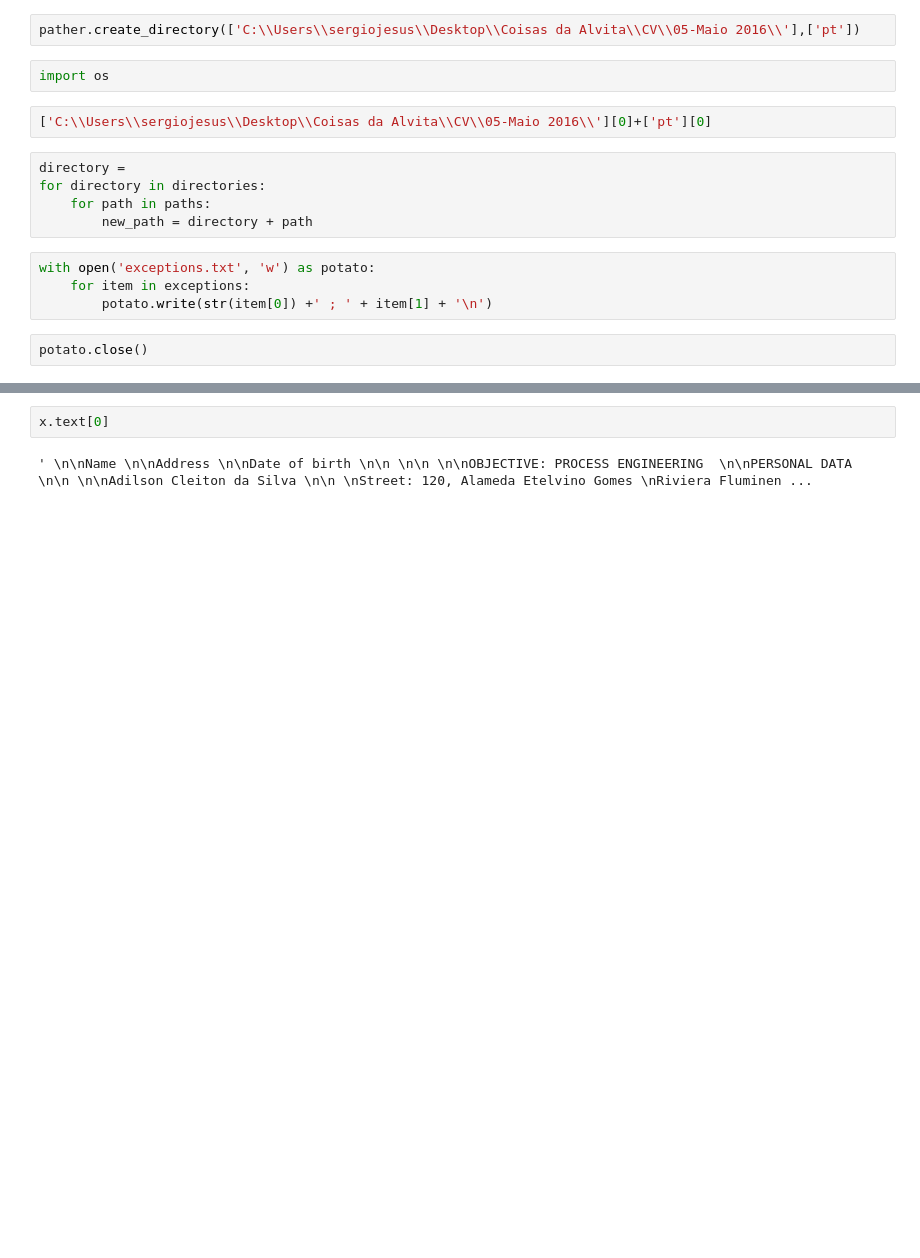
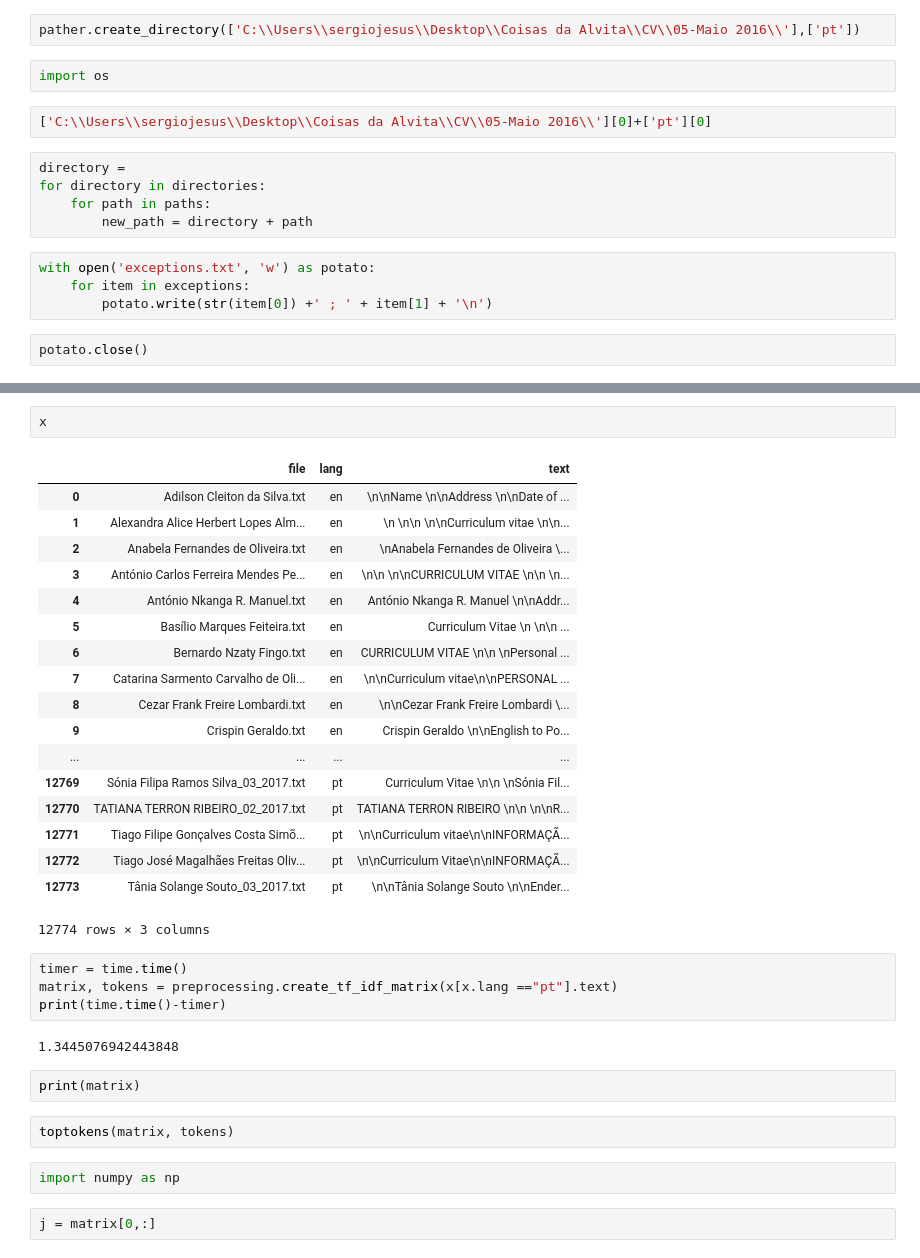
Before and after one commit to deepneuro/Document_Clustering, a Jupyter notebook: Untitled.ipynb, the cells around one changed output, grey strips where cells are left out. Saved outputs shown, nothing was run; the diff lists cells and outputs as text; blank space fills up the shorter version.

```diff
--- a/Untitled.ipynb
+++ b/Untitled.ipynb
@@ -87,4 +61,35 @@ print(time.time()-timer)
 # %%
-x.text[0]
+x
 # %% [output]
+|  | file | lang | text |
+| 0 | Adilson Cleiton da Silva.txt | en | \n\nName \n\nAddress \n\nDate of ... |
+| 1 | Alexandra Alice Herbert Lopes Alm... | en | \n \n\n \n\nCurriculum vitae \n\n... |
+| 2 | Anabela Fernandes de Oliveira.txt | en | \nAnabela Fernandes de Oliveira \... |
+| 3 | António Carlos Ferreira Mendes Pe... | en | \n\n \n\nCURRICULUM VITAE \n\n \n... |
+| 4 | António Nkanga R. Manuel.txt | en | António Nkanga R. Manuel \n\nAddr... |
+| 5 | Basílio Marques Feiteira.txt | en | Curriculum Vitae \n \n\n ... |
+| 6 | Bernardo Nzaty Fingo.txt | en | CURRICULUM VITAE \n\n \nPersonal ... |
+| 7 | Catarina Sarmento Carvalho de Oli... | en | \n\nCurriculum vitae\n\nPERSONAL ... |
+| 8 | Cezar Frank Freire Lombardi.txt | en | \n\nCezar Frank Freire Lombardi \... |
+| 9 | Crispin Geraldo.txt | en | Crispin Geraldo \n\nEnglish to Po... |
+| ... | ... | ... | ... |
+| 12769 | Sónia Filipa Ramos Silva_03_2017.txt | pt | Curriculum Vitae \n\n \nSónia Fil... |
+| 12770 | TATIANA TERRON RIBEIRO_02_2017.txt | pt | TATIANA TERRON RIBEIRO \n\n \n\nR... |
+| 12771 | Tiago Filipe Gonçalves Costa Simõ... | pt | \n\nCurriculum vitae\n\nINFORMAÇÃ... |
+| 12772 | Tiago José Magalhães Freitas Oliv... | pt | \n\nCurriculum Vitae\n\nINFORMAÇÃ... |
+| 12773 | Tânia Solange Souto_03_2017.txt | pt | \n\nTânia Solange Souto \n\nEnder... |
-' \n\nName \n\nAddress \n\nDate of birth \n\n \n\n \n\nOBJECTIVE: PROCESS ENGINEERING  \n\nPERSONAL DATA \n\n \n\nAdilson Cleiton da Silva \n\n \nStreet: 120, Alameda Etelvino Gomes \nRiviera Fluminen ...
+12774 rows × 3 columns
+# %%
+timer = time.time()
+matrix, tokens = preprocessing.create_tf_idf_matrix(x[x.lang =="pt"].text)
+print(time.time()-timer)
+# %% [output]
+1.3445076942443848
+# %%
+print(matrix)
+# %%
+toptokens(matrix, tokens)
+# %%
+import numpy as np
+# %%
+j = matrix[0,:]
```
Also changed, not shown: parts of 20 cells of this notebook, 2 other files.
